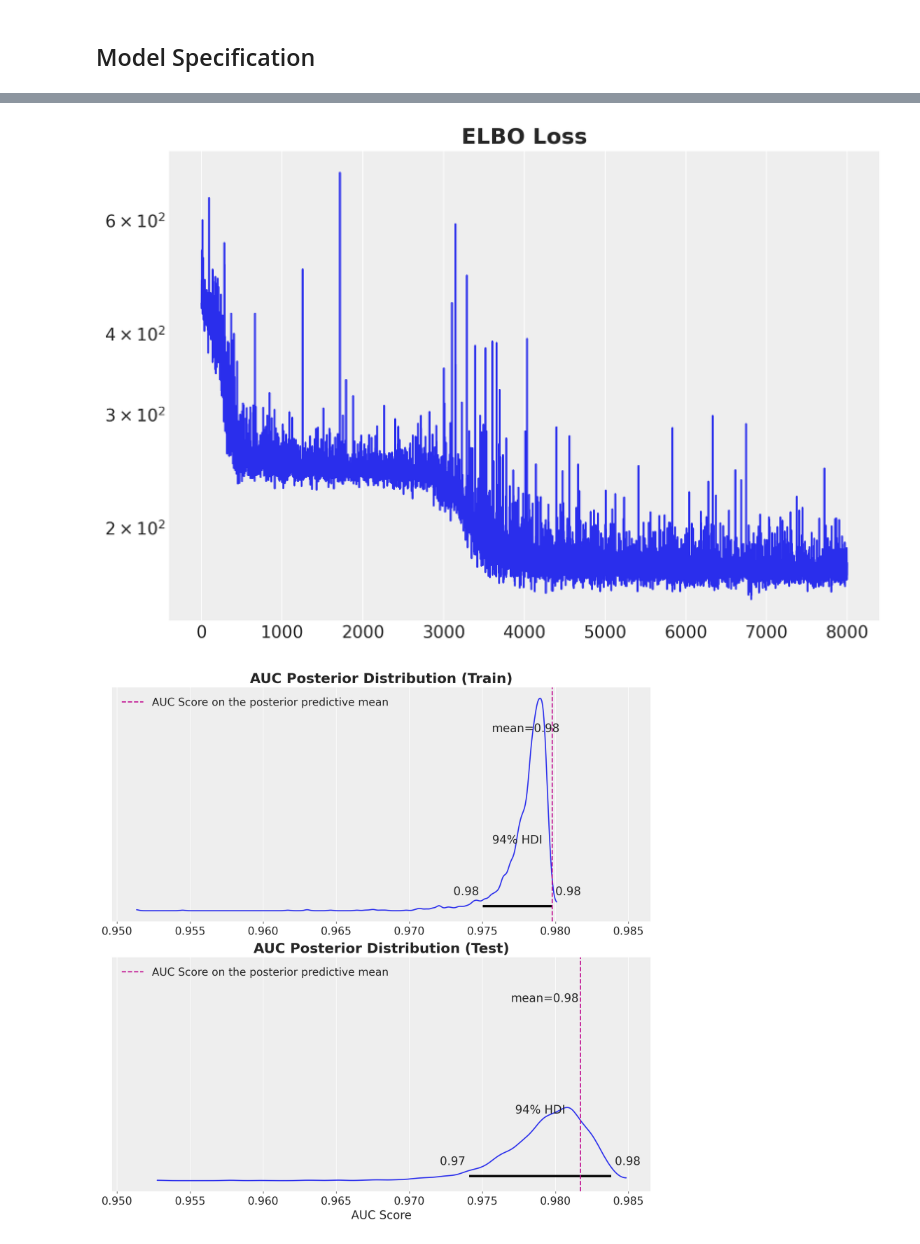
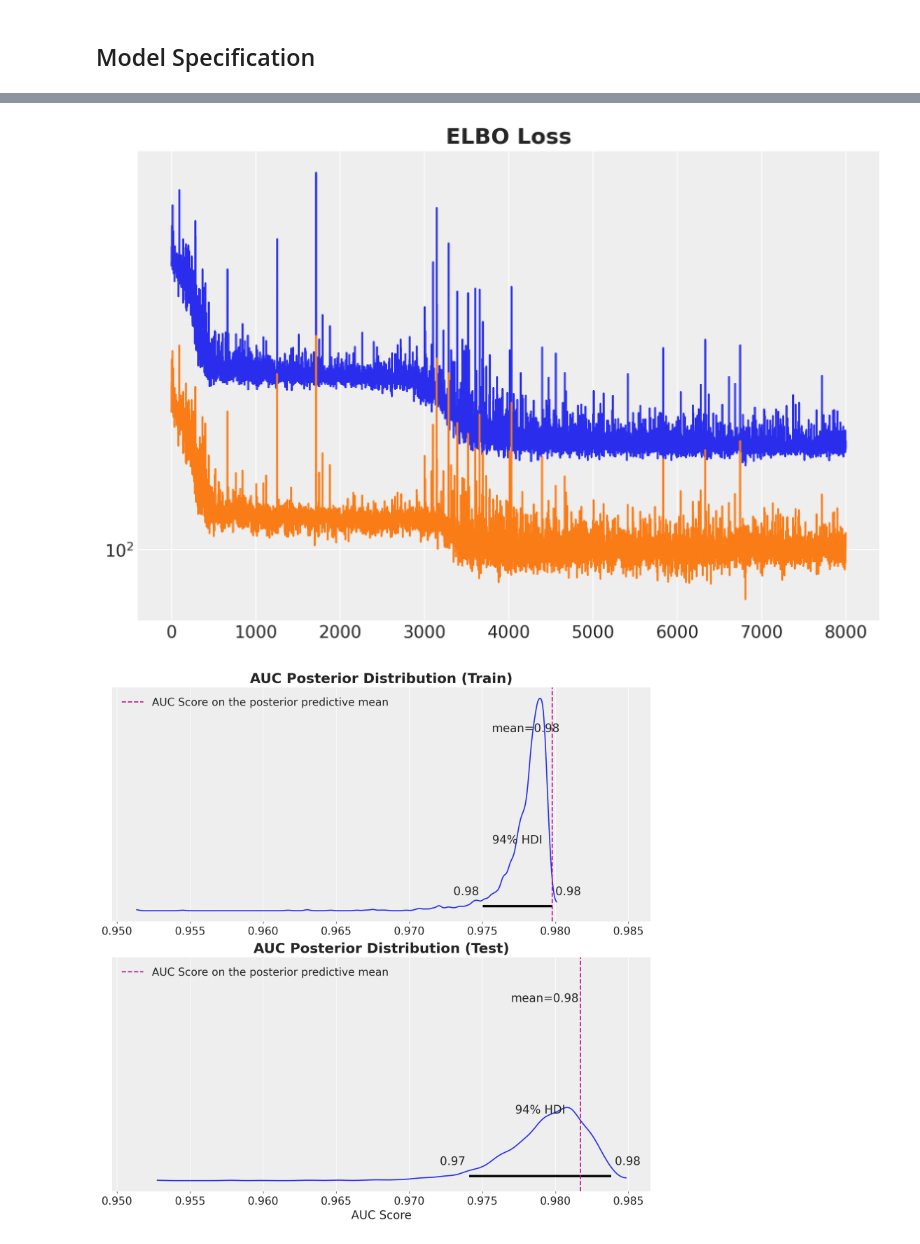
Before and after one commit to juanitorduz/website_projects, a Jupyter notebook: Python/intro_svi.ipynb, the cells around one changed output, grey strips where cells are left out. Saved outputs shown, nothing was run; the diff lists cells and outputs as text; code cells hidden in the pictures.

```diff
--- a/Python/intro_svi.ipynb
+++ b/Python/intro_svi.ipynb
@@ -128,7 +129,9 @@ nnx_module = MLP(
     rngs=nnx.Rngs(rng_subkey),
 )
 # %%
-def model(x: Float[Array, "n_obs features"]) -> None:
+def model(
+    x: Float[Array, "n_obs features"], y: Int[Array, " n_obs"] | None = None
+) -> None:
     n_obs: int = x.shape[0]
 
     def prior(name, shape):
@@ -143,7 +146,7 @@ def model(x: Float[Array, "n_obs features"]) -> None:
     p = numpyro.deterministic("p", nn(x).squeeze(-1))
 
     with numpyro.plate("data", n_obs):
-        numpyro.sample("y", dist.Bernoulli(probs=p))
+        numpyro.sample("y", dist.Bernoulli(probs=p), obs=y)
 # %%
 numpyro.render_model(
     model=model,
@@ -193,7 +194,9 @@ def layer_guide(
         )
 
 
-def guide(x: Float[Array, "n_obs features"]) -> None:
+def guide(
+    x: Float[Array, "n_obs features"], y: Int[Array, " n_obs"] | None = None
+) -> None:
     dout = 1
     for i, hl in enumerate([*hidden_layers, dout]):
         layer_guide(
@@ -223,33 +226,81 @@ def guide(x: Float[Array, "n_obs features"]) -> None:
 # %%
 scheduler = optax.linear_onecycle_schedule(
     transition_steps=8_000,
     peak_value=0.008,
     pct_start=0.008,
     pct_final=0.8,
     div_factor=3,
     final_div_factor=4,
 )
 
 optimizer = optax.chain(
     optax.adam(learning_rate=scheduler),
     optax.contrib.reduce_on_plateau(
         factor=0.1,
         patience=10,
         accumulation_size=100,
     ),
 )
 
-svi = SVI(conditioned_model, guide, optimizer, loss=Trace_ELBO())
-n_samples = 8_000
+svi = SVI(model, guide, optimizer, loss=Trace_ELBO())
+
 rng_key, rng_subkey = random.split(key=rng_key)
-svi_result = svi.run(rng_subkey, n_samples, x=x_train)
+svi_state = svi.init(rng_subkey, x=x_train, y=y_train)
+
+
+def body_fn(svi_state, _):
+    svi_state, loss = svi.update(svi_state, x=x_train, y=y_train)
+    return svi_state, loss
+
+
+def get_val_loss(svi_state, x_val, y_val):
+    _, rng_subkey = random.split(svi_state.rng_key)
+    params = svi.get_params(svi_state)
+    return svi.loss.loss(
+        rng_subkey,
+        params,
+        svi.model,
+        svi.guide,
+        x=x_val,
+        y=y_val,
+    )
+
+
+num_steps = 8_000
+
+train_losses = []
+val_losses = []
+
+with tqdm.trange(1, num_steps + 1) as t:
+    batch = max(num_steps // 20, 1)
+    for i in t:
+        svi_state, loss = jax.jit(body_fn)(svi_state, None)
+        train_losses.append(jax.device_get(loss))
+
+        val_loss = jax.jit(get_val_loss)(svi_state, x_val, y_val)
+        val_losses.append(jax.device_get(val_loss))
+
+        if i % batch == 0:
+            avg_train_loss = sum(train_losses[i - batch :]) / batch
+            avg_val_loss = sum(val_losses[i - batch :]) / batch
+
+            t.set_postfix_str(
+                f"init train loss: {train_losses[0]:.4f},avg. train loss [{i - batch + 1}-{i}]: {avg_train_loss:.4f}, avg. val loss [{i - batch + 1}-{i}]: {avg_val_loss:.4f}",  # noqa: E501
+                refresh=False,
+            )
+
+train_losses = jnp.stack(train_losses)
+val_losses = jnp.stack(val_losses)
+
+svi_result = SVIRunResult(svi.get_params(svi_state), svi_state, train_losses)
 
 fig, ax = plt.subplots(figsize=(9, 6))
-ax.plot(svi_result.losses)
+ax.plot(train_losses)
+ax.plot(val_losses)
 ax.set(yscale="log")
 ax.set_title("ELBO Loss", fontsize=18, fontweight="bold");
 # %% [output]
-[figure, old version]
+[figure, new version]
 # %%
 params = svi_result.params
 
```
Also changed, not shown: parts of 3 cells of this notebook.
